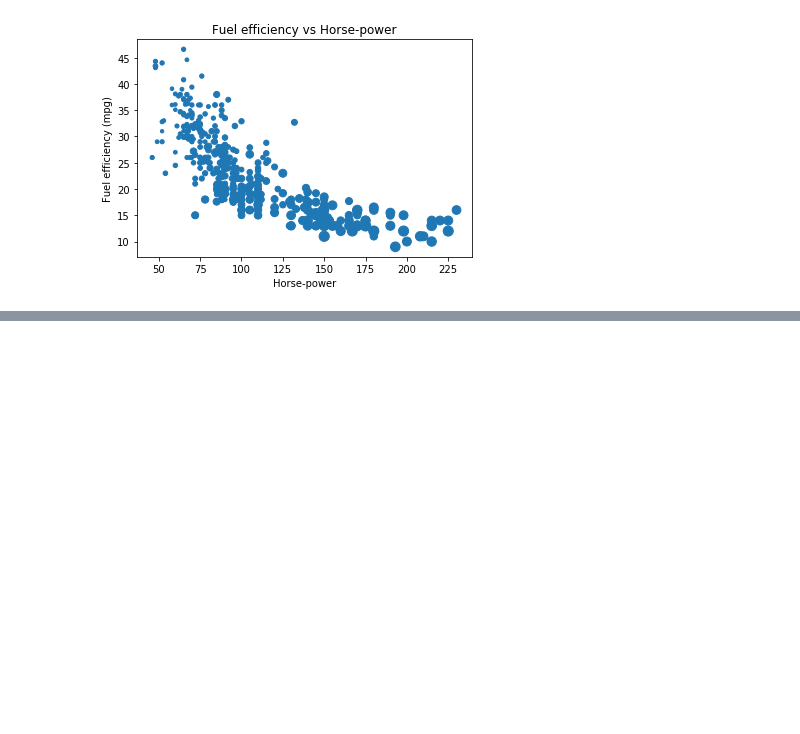
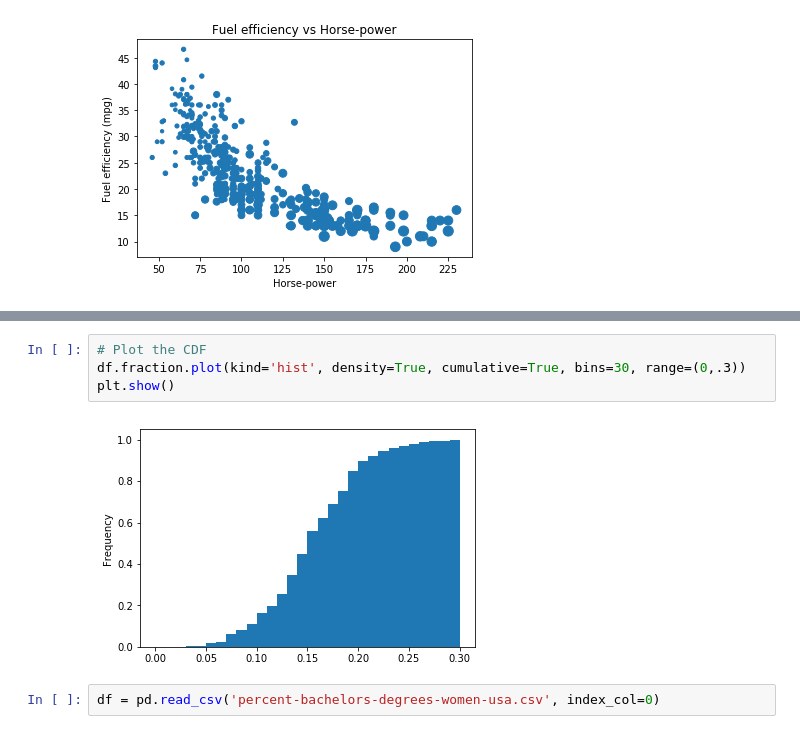
Before and after one commit to cschellenberger/Data-Science-Learning, a Jupyter notebook: pandas-Foundations.ipynb, the cells around one changed output, grey strips where cells are left out. Saved outputs shown, nothing was run; the diff lists cells and outputs as text; blank space fills up the shorter version.

```diff
--- a/pandas-Foundations.ipynb
+++ b/pandas-Foundations.ipynb
@@ -429,0 +452,8 @@ plt.show()
+# %%
+# Plot the CDF
+df.fraction.plot(kind='hist', density=True, cumulative=True, bins=30, range=(0,.3))
+plt.show()
+# %% [output]
+[figure, added]
+# %%
+df = pd.read_csv('percent-bachelors-degrees-women-usa.csv', index_col=0)
```
Also changed, not shown: parts of 37 cells of this notebook, 8 other files.
